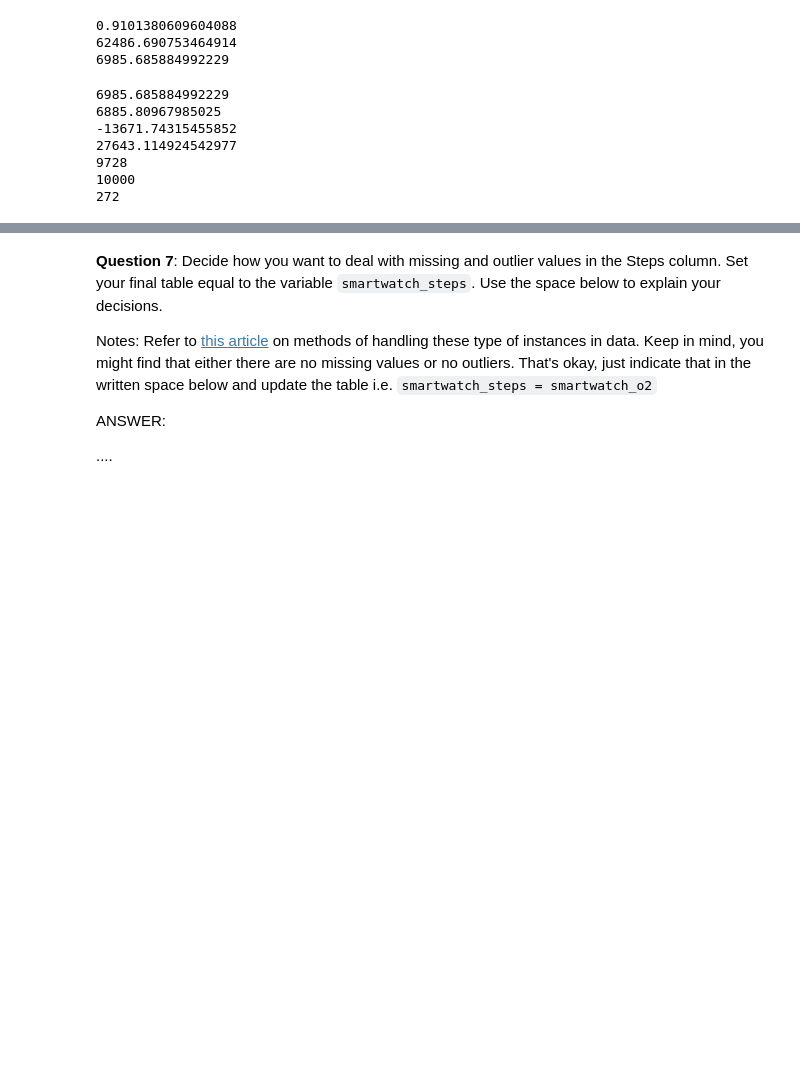
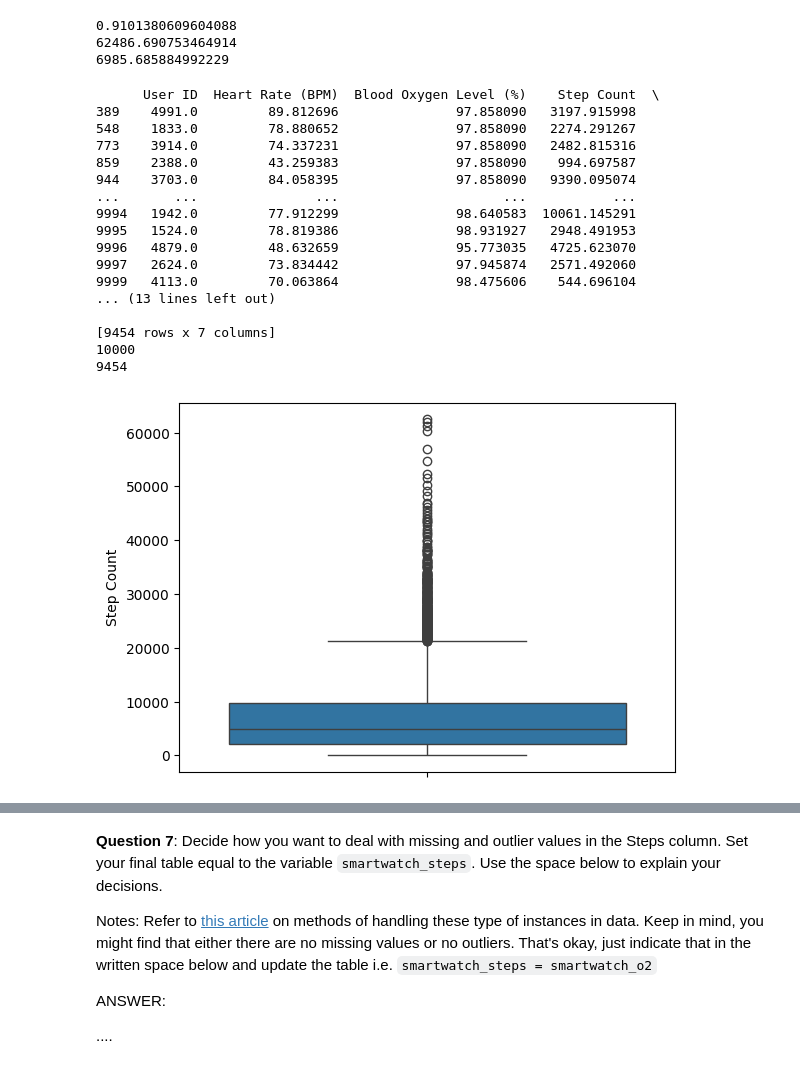
Before and after one commit to BMC-Intersectional-Data-Feminism/exercise-2-data-cleaning-and-analysis-gforesman, a Jupyter notebook: exercise2.ipynb, the cells around one changed output, grey strips where cells are left out. Saved outputs shown, nothing was run; the diff lists cells and outputs as text; code cells hidden in the pictures; blank space fills up the shorter version.

```diff
--- a/exercise2.ipynb
+++ b/exercise2.ipynb
@@ -319,34 +369,47 @@ print(meanSteps)
 0.9101380609604088
 62486.690753464914
 6985.685884992229
-# %%
-#determining threshold based off of average steps americans take in a day
-stepsMean = smartwatch['Step Count'].mean()
-stepsSD = smartwatch['Step Count'].std()
-lowerlim = stepsMean - 3*stepsSD
-upperlim = stepsMean + 3*stepsSD
-print(stepsMean)
-print(stepsSD)
-print(lowerlim)
-print(upperlim)
-
-#creating df with no participants above or below 3 SD of mean
-stepRows = smartwatch[(smartwatch['Step Count'] < upperlim) & (smartwatch['Step Count'] > lowerlim) & (~smartwatch['Step Count'].isnull())]
-
-print(len(stepRows))
-
-print(len(smartwatch['Step Count']))
-
-print((len(smartwatch) - len(stepRows)))
-
-#help for calculating 3 SD from mean
-#https://www.investopedia.com/terms/t/three-sigma-limits.asp
-#https://sandipanpaul.medium.com/missing-value-and-outlier-detection-in-short-903d745df401
-# %% [output]
-6985.685884992229
-6885.80967985025
--13671.74315455852
-27643.114924542977
-9728
-10000
-272
+# %%
+#determining threshold based off of average steps americans take in a day
+
+#seeing how many outliers based on boxplot
+sns.boxplot(smartwatch_o2['Step Count'])
+
+#going to do IQR method bc of the extreme outliers in the data
+stepsQ1 = smartwatch_o2['Step Count'].quantile(.25)
+stepsQ3 = smartwatch_o2['Step Count'].quantile(.75)
+
+IQR = stepsQ3 - stepsQ1
+lowerlim = stepsQ1 - 1.5*IQR
+upperlim = stepsQ3 + 1.5*IQR
+
+#creating df identifying outliers via IQR method
+stepRows = smartwatch_o2[(smartwatch_o2['Step Count'] < upperlim) & (smartwatch_o2['Step Count'] > lowerlim) & (~smartwatch_o2['Step Count'].isnull())]
+
+print(stepRows)
+
+print(len(smartwatch_o2['Step Count']))
+print(len(stepRows['Step Count']))
+
+#help calculating IQR range in python
+#https://www.geeksforgeeks.org/interquartile-range-to-detect-outliers-in-data/
+#https://www.geeksforgeeks.org/numpy-quantile-in-python/
+# %% [output]
+      User ID  Heart Rate (BPM)  Blood Oxygen Level (%)    Step Count  \
+389    4991.0         89.812696               97.858090   3197.915998
+548    1833.0         78.880652               97.858090   2274.291267
+773    3914.0         74.337231               97.858090   2482.815316
+859    2388.0         43.259383               97.858090    994.697587
+944    3703.0         84.058395               97.858090   9390.095074
+...       ...               ...                     ...           ...
+9994   1942.0         77.912299               98.640583  10061.145291
+9995   1524.0         78.819386               98.931927   2948.491953
+9996   4879.0         48.632659               95.773035   4725.623070
+9997   2624.0         73.834442               97.945874   2571.492060
+9999   4113.0         70.063864               98.475606    544.696104
+... (13 lines left out)
+
+[9454 rows x 7 columns]
+10000
+9454
+[figure, added]
```
Also changed, not shown: parts of 61 cells of this notebook, 6 other files.
